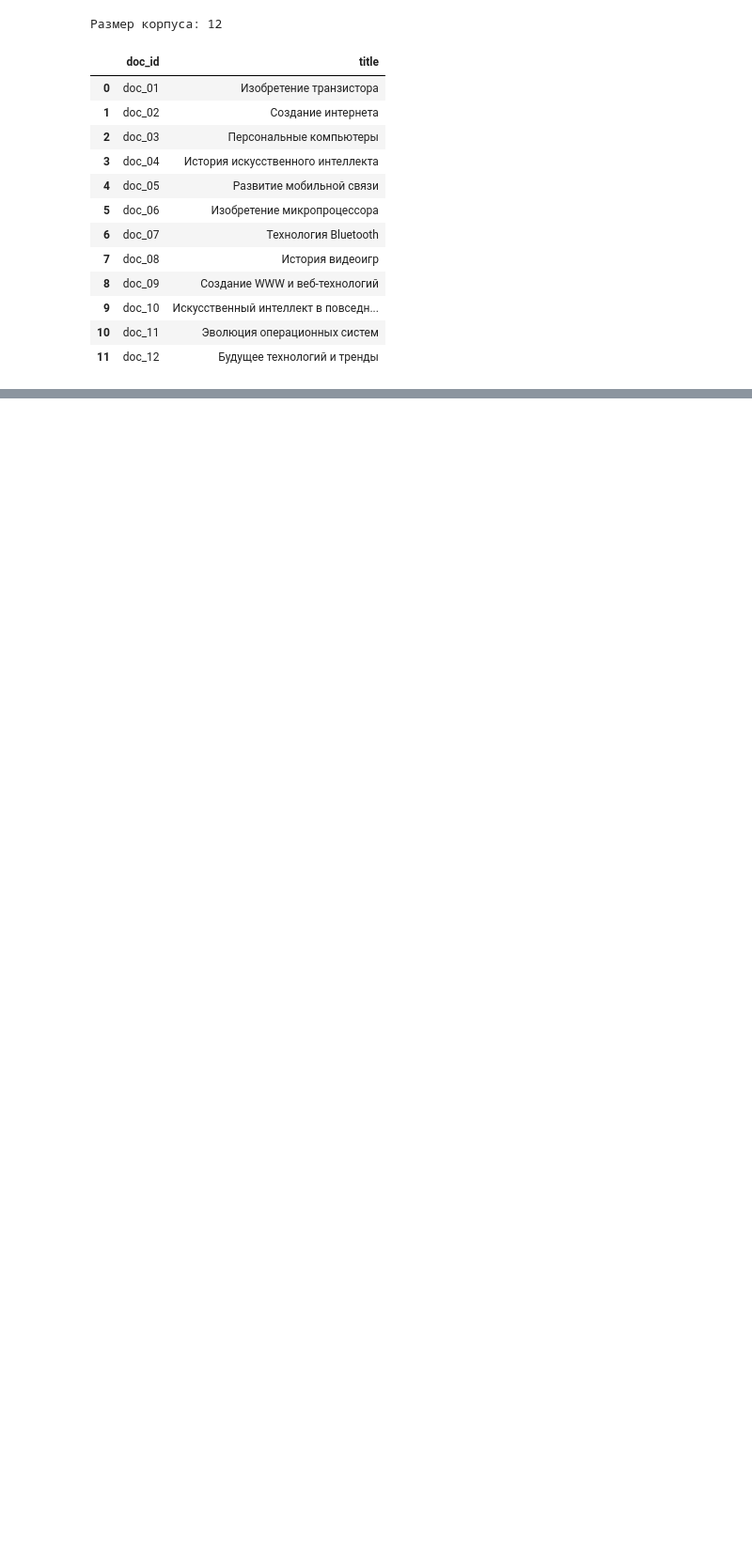
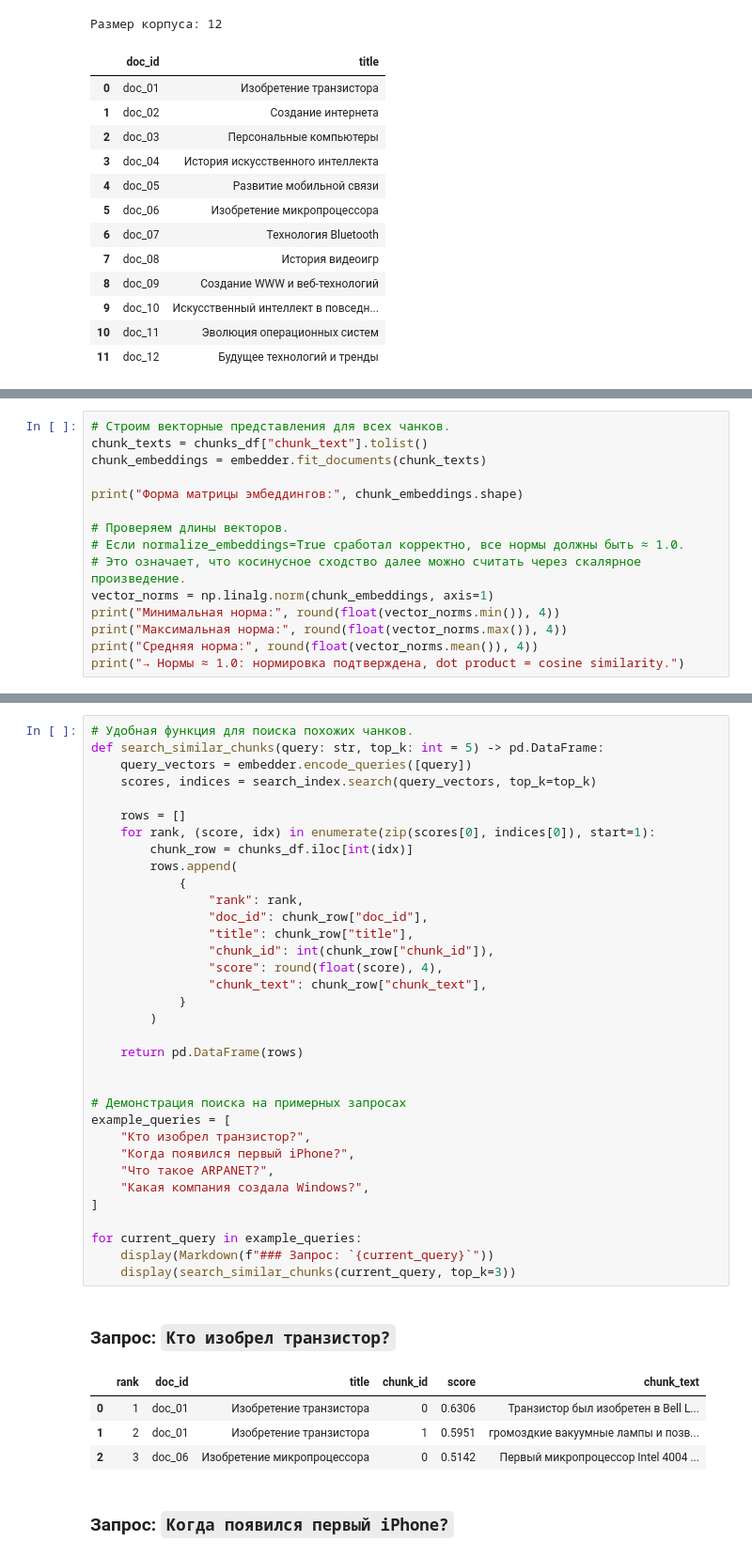
Before and after one commit to russsmoke/rusmina-ai-system, a Jupyter notebook: homeworks/HW14/HW14.ipynb, the cells around one changed output, grey strips where cells are left out. Shown at 94% size. Drawn from its saved outputs; the diff is of its cells as text; blank space fills up the shorter version.

```diff
--- a/homeworks/HW14/HW14.ipynb
+++ b/homeworks/HW14/HW14.ipynb
@@ -387,0 +481,15 @@ Notes:
+# %%
+# Строим векторные представления для всех чанков.
+chunk_texts = chunks_df["chunk_text"].tolist()
+chunk_embeddings = embedder.fit_documents(chunk_texts)
+
+print("Форма матрицы эмбеддингов:", chunk_embeddings.shape)
+
+# Проверяем длины векторов.
+# Если normalize_embeddings=True сработал корректно, все нормы должны быть ≈ 1.0.
+# Это означает, что косинусное сходство далее можно считать через скалярное произведение.
+vector_norms = np.linalg.norm(chunk_embeddings, axis=1)
+print("Минимальная норма:", round(float(vector_norms.min()), 4))
+print("Максимальная норма:", round(float(vector_norms.max()), 4))
+print("Средняя норма:", round(float(vector_norms.mean()), 4))
+print("→ Нормы ≈ 1.0: нормировка подтверждена, dot product = cosine similarity.")
@@ -387,0 +554,41 @@ Notes:
+# %%
+# Удобная функция для поиска похожих чанков.
+def search_similar_chunks(query: str, top_k: int = 5) -> pd.DataFrame:
+    query_vectors = embedder.encode_queries([query])
+    scores, indices = search_index.search(query_vectors, top_k=top_k)
+
+    rows = []
+    for rank, (score, idx) in enumerate(zip(scores[0], indices[0]), start=1):
+        chunk_row = chunks_df.iloc[int(idx)]
+        rows.append(
+            {
+                "rank": rank,
+                "doc_id": chunk_row["doc_id"],
+                "title": chunk_row["title"],
+                "chunk_id": int(chunk_row["chunk_id"]),
+                "score": round(float(score), 4),
+                "chunk_text": chunk_row["chunk_text"],
+            }
+        )
+
+    return pd.DataFrame(rows)
+
+
+# Демонстрация поиска на примерных запросах
+example_queries = [
+    "Кто изобрел транзистор?",
+    "Когда появился первый iPhone?",
+    "Что такое ARPANET?",
+    "Какая компания создала Windows?",
+]
+
+for current_query in example_queries:
+    display(Markdown(f"### Запрос: `{current_query}`"))
+    display(search_similar_chunks(current_query, top_k=3))
+# %% [output]
+### Запрос: `Кто изобрел транзистор?`
+|  | rank | doc_id | title | chunk_id | score | chunk_text |
+| 0 | 1 | doc_01 | Изобретение транзистора | 0 | 0.6306 | Транзистор был изобретен в Bell L... |
+| 1 | 2 | doc_01 | Изобретение транзистора | 1 | 0.5951 | громоздкие вакуумные лампы и позв... |
+| 2 | 3 | doc_06 | Изобретение микропроцессора | 0 | 0.5142 | Первый микропроцессор Intel 4004 ... |
+### Запрос: `Когда появился первый iPhone?`
```
Also changed, not shown: parts of 27 cells of this notebook, 5 other files.
